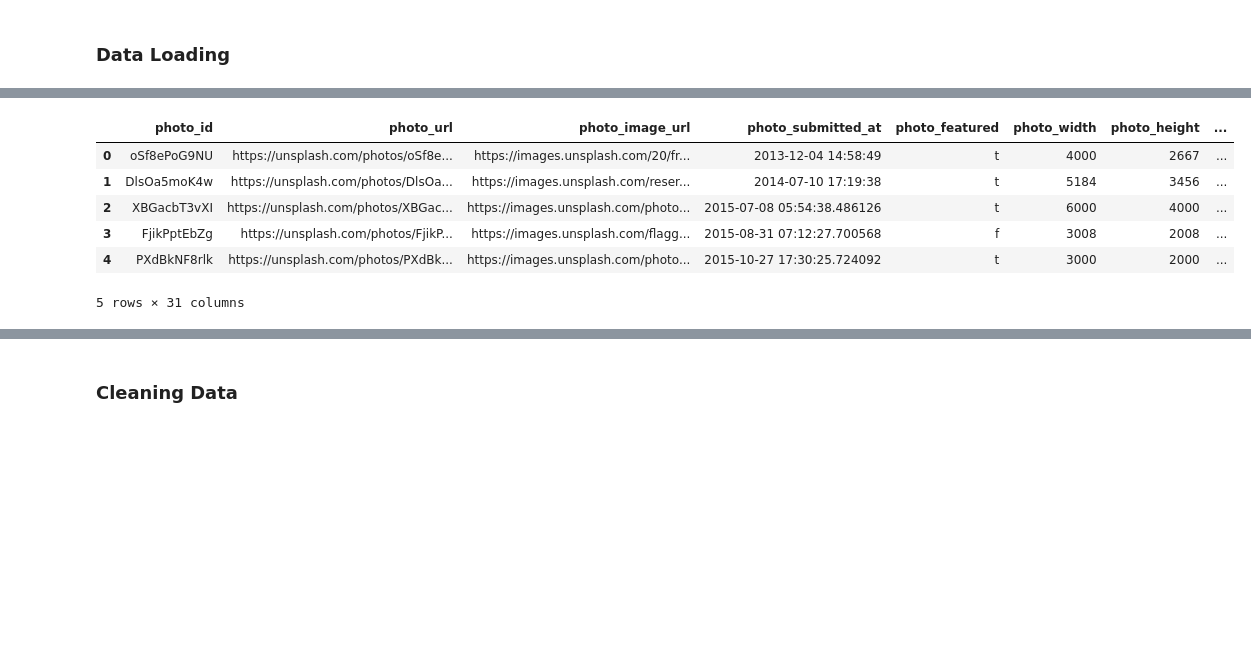
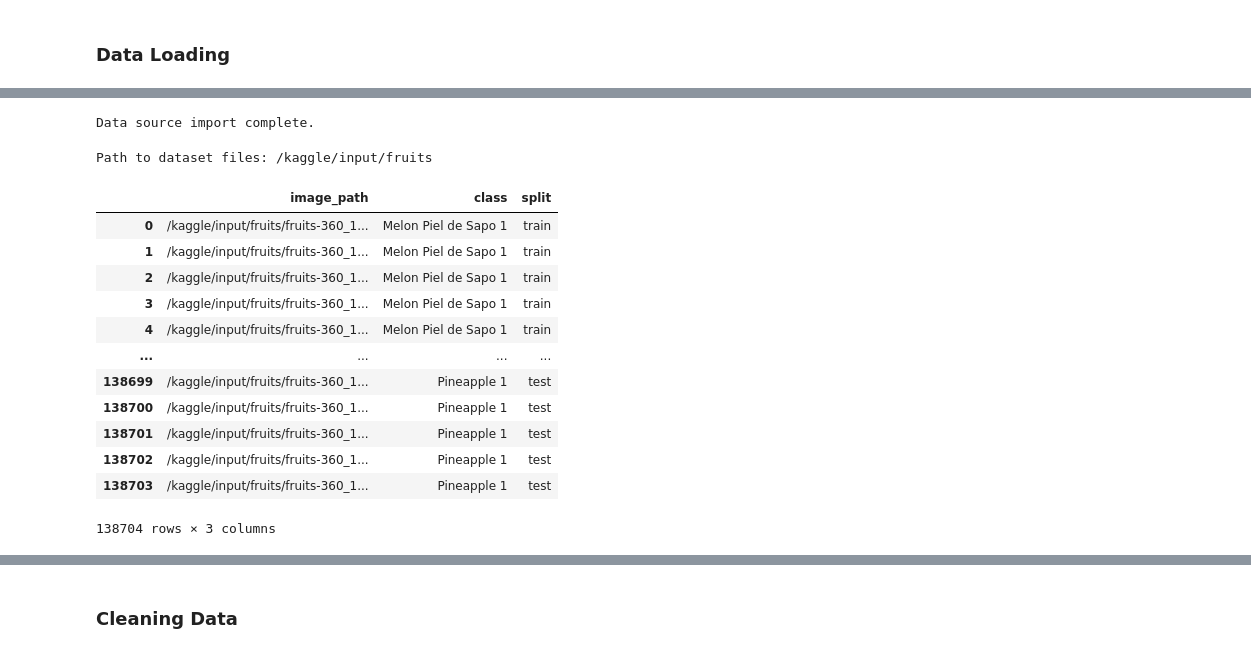
Before and after one commit to Mutasar/Klasifikasi-Gambar, a Jupyter notebook: template_submission_akhir.ipynb, the cells around one changed output, grey strips where cells are left out. Drawn from its saved outputs; the diff is of its cells as text; code cells hidden in the pictures; blank space fills up the shorter version.

```diff
--- a/template_submission_akhir.ipynb
+++ b/template_submission_akhir.ipynb
@@ -35,0 +65,14 @@ import requests
+# %%
+import kagglehub
+moltean_fruits_path = kagglehub.dataset_download('moltean/fruits')
+
+print('Data source import complete.')
+# %% [output]
+Data source import complete.
+# %%
+# Download latest version
+path = kagglehub.dataset_download("moltean/fruits")
+
+print("Path to dataset files:", path)
+# %% [output]
+Path to dataset files: /kaggle/input/fruits
@@ -36,12 +82,18 @@ import requests
 # %%
-# Memuat dataset
-df = pd.read_csv("https://raw.githubusercontent.com/Mutasar/Klasifikasi-Gambar/refs/heads/main/photos.csv", sep='\t', on_bad_lines='skip')
-display(df.head())
+# Memuat tabel day
+df = pd.read_csv("https://raw.githubusercontent.com/Mutasar/Klasifikasi-Gambar/refs/heads/main/file.csv")
+display(df)
 # %% [output]
-|  | photo_id | photo_url | photo_image_url | photo_submitted_at | photo_featured | photo_width | photo_height | ... |
-| 0 | oSf8ePoG9NU | https://unsplash.com/photos/oSf8e... | https://images.unsplash.com/20/fr... | 2013-12-04 14:58:49 | t | 4000 | 2667 | ... |
-| 1 | DlsOa5moK4w | https://unsplash.com/photos/DlsOa... | https://images.unsplash.com/reser... | 2014-07-10 17:19:38 | t | 5184 | 3456 | ... |
-| 2 | XBGacbT3vXI | https://unsplash.com/photos/XBGac... | https://images.unsplash.com/photo... | 2015-07-08 05:54:38.486126 | t | 6000 | 4000 | ... |
-| 3 | FjikPptEbZg | https://unsplash.com/photos/FjikP... | https://images.unsplash.com/flagg... | 2015-08-31 07:12:27.700568 | f | 3008 | 2008 | ... |
-| 4 | PXdBkNF8rlk | https://unsplash.com/photos/PXdBk... | https://images.unsplash.com/photo... | 2015-10-27 17:30:25.724092 | t | 3000 | 2000 | ... |
+|  | image_path | class | split |
+| 0 | /kaggle/input/fruits/fruits-360_1... | Melon Piel de Sapo 1 | train |
+| 1 | /kaggle/input/fruits/fruits-360_1... | Melon Piel de Sapo 1 | train |
+| 2 | /kaggle/input/fruits/fruits-360_1... | Melon Piel de Sapo 1 | train |
+| 3 | /kaggle/input/fruits/fruits-360_1... | Melon Piel de Sapo 1 | train |
+| 4 | /kaggle/input/fruits/fruits-360_1... | Melon Piel de Sapo 1 | train |
+| ... | ... | ... | ... |
+| 138699 | /kaggle/input/fruits/fruits-360_1... | Pineapple 1 | test |
+| 138700 | /kaggle/input/fruits/fruits-360_1... | Pineapple 1 | test |
+| 138701 | /kaggle/input/fruits/fruits-360_1... | Pineapple 1 | test |
+| 138702 | /kaggle/input/fruits/fruits-360_1... | Pineapple 1 | test |
+| 138703 | /kaggle/input/fruits/fruits-360_1... | Pineapple 1 | test |
-5 rows × 31 columns
+138704 rows × 3 columns
```
Also changed, not shown: parts of 31 cells of this notebook.
